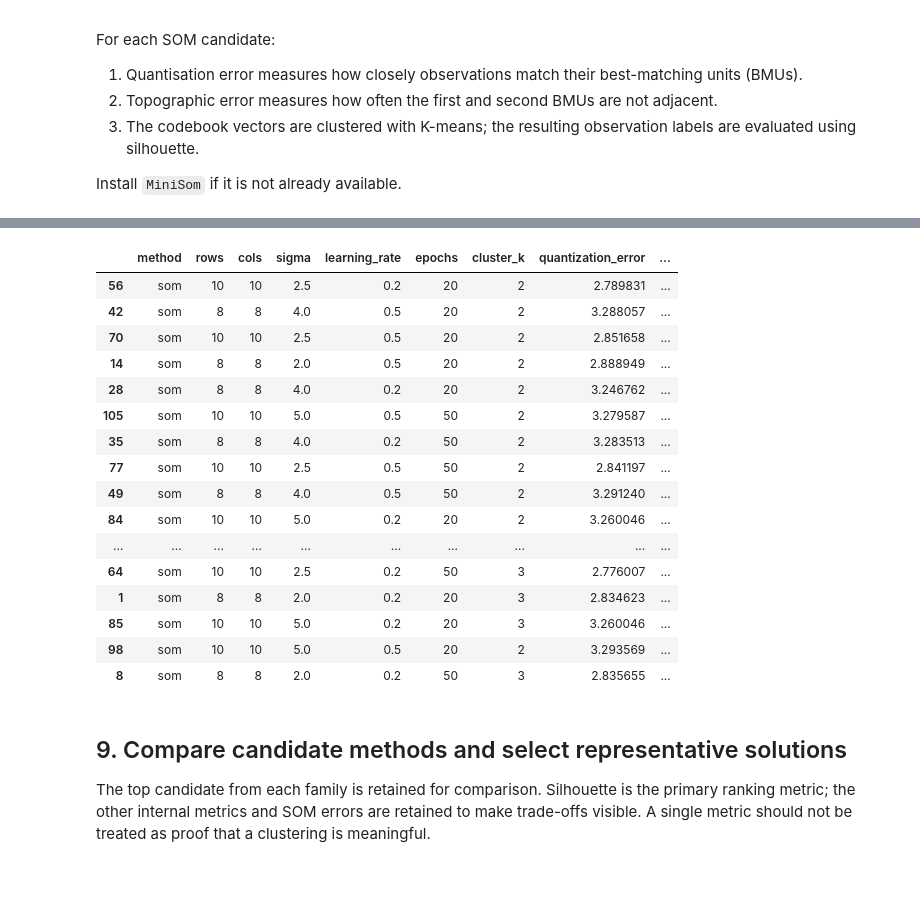
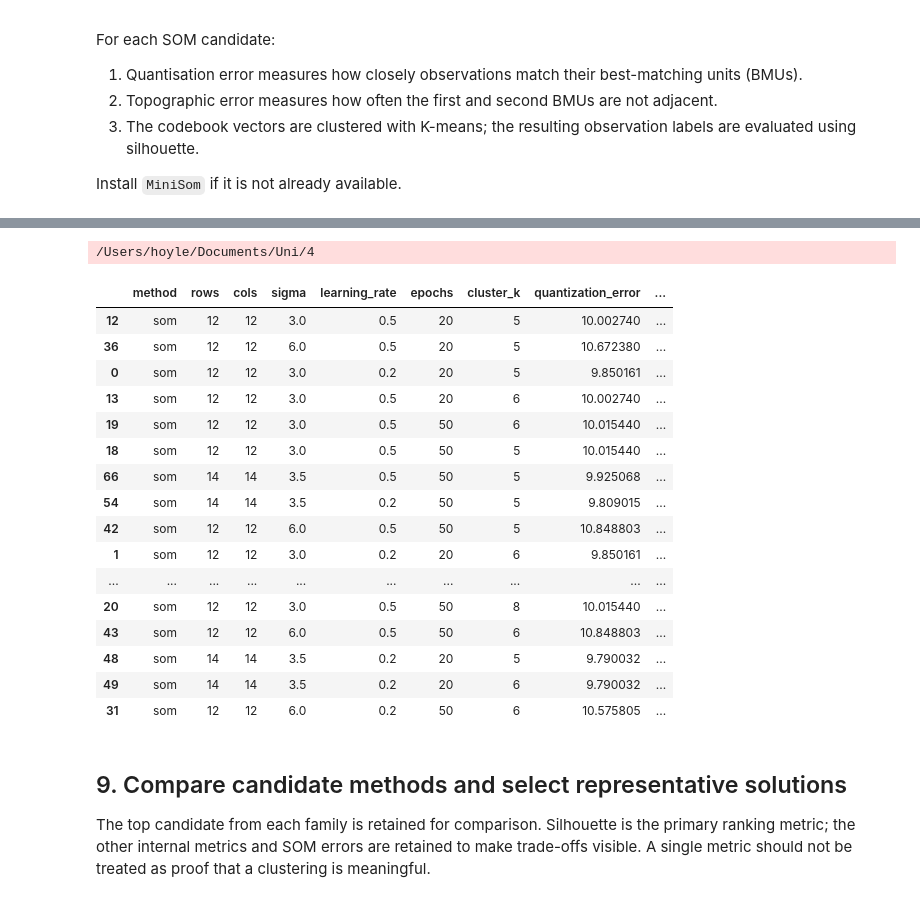
Before and after one commit to Trist4/MOR-assignment3, a Jupyter notebook: client_som_clustering_tuning.ipynb, the cells around one changed output, grey strips where cells are left out. Saved outputs shown, nothing was run; the diff lists cells and outputs as text; code cells hidden in the pictures.

```diff
--- a/client_som_clustering_tuning.ipynb
+++ b/client_som_clustering_tuning.ipynb
@@ -124,10 +101,9 @@ excluded = set(EXCLUDE_COLUMNS)
 if CUSTOMER_ID is not None:
     excluded.add(CUSTOMER_ID)
 
-feature_cols = [c for c in df.columns if c not in excluded]
-X_raw = df[feature_cols].copy()
-y = df[TARGET].copy()
-obs_ids = df[OBS_ID].copy()
+feature_cols = [c for c in Xi.columns if c not in excluded]
+X_raw = Xi.copy()
+obs_ids = Xi.copy().reset_index()[OBS_ID]
 
 # Convert booleans to numeric; remove columns with no usable variation.
 for c in X_raw.select_dtypes(include=["bool"]).columns:
@@ -375,10 +351,10 @@ else:
 X_agg = X[agg_idx]
 agg_rows = []
 agg_models = {}
-agg_k_max = min(15, max(2, int(np.sqrt(len(X_agg) / 2))))
+agg_k_max = min(15, max(5, int(np.sqrt(len(X_agg) / 2))))
 
 for linkage in ["ward", "average", "complete"]:
-    for k in range(2, agg_k_max + 1):
+    for k in range(5, agg_k_max + 1):
         try:
             model = AgglomerativeClustering(n_clusters=k, linkage=linkage)
             labels = model.fit_predict(X_agg)
@@ -451,7 +425,7 @@ som_map_shapes = [(side, side) for side in map_sides[:2]]
 som_sigmas = [max(0.8, side / 4) for side in map_sides]
 som_learning_rates = [0.2, 0.5]
 som_epochs = [20, 50]
-som_cluster_counts = sorted(set([2, 3, 4, 5, 6, 8, 10]))
+som_cluster_counts = sorted(set([5, 6, 8, 10, 12, 15]))
 som_cluster_counts = [k for k in som_cluster_counts if k < n]
 
 # Use a deterministic subset for SOM hyperparameter search if n is very large.
@@ -497,49 +471,50 @@ for rows, cols in som_map_shapes:
                     neuron_labels = km_codebook.fit_predict(occupied_vectors)
                     neuron_to_cluster = dict(zip(occupied, neuron_labels))
                     obs_labels = np.array([neuron_to_cluster[u] for u in bmu_flat])
                     scores = evaluate_labels(X_som_tune, obs_labels)
                     if scores is None:
                         continue
 
                     params = {
                         "rows": rows, "cols": cols, "sigma": sigma,
                         "learning_rate": learning_rate, "epochs": epochs,
                         "cluster_k": k, "quantization_error": qe,
                         "topographic_error": te,
                     }
                     som_rows.append(make_result_row("som", params, scores))
                     som_candidates[(rows, cols, sigma, learning_rate, epochs, k)] = {
                         "som": som, "km_codebook": km_codebook,
                         "occupied": occupied, "neuron_labels": neuron_labels,
                         "tuning_labels": obs_labels,
                     }
 
 som_results = pd.DataFrame(som_rows)
 if som_results.empty:
     print("No valid SOM candidate. Consider reducing MIN_CLUSTER_SIZE or expanding the candidate ranges.")
 else:
     display(som_results.sort_values(
         ["silhouette", "quantization_error", "topographic_error"],
         ascending=[False, True, True]
     ).head(20))
 # %% [output]
+/Users/hoyle/Documents/Uni/4
 |  | method | rows | cols | sigma | learning_rate | epochs | cluster_k | quantization_error | ... |
-| 56 | som | 10 | 10 | 2.5 | 0.2 | 20 | 2 | 2.789831 | ... |
-| 42 | som | 8 | 8 | 4.0 | 0.5 | 20 | 2 | 3.288057 | ... |
-| 70 | som | 10 | 10 | 2.5 | 0.5 | 20 | 2 | 2.851658 | ... |
-| 14 | som | 8 | 8 | 2.0 | 0.5 | 20 | 2 | 2.888949 | ... |
-| 28 | som | 8 | 8 | 4.0 | 0.2 | 20 | 2 | 3.246762 | ... |
-| 105 | som | 10 | 10 | 5.0 | 0.5 | 50 | 2 | 3.279587 | ... |
-| 35 | som | 8 | 8 | 4.0 | 0.2 | 50 | 2 | 3.283513 | ... |
-| 77 | som | 10 | 10 | 2.5 | 0.5 | 50 | 2 | 2.841197 | ... |
-| 49 | som | 8 | 8 | 4.0 | 0.5 | 50 | 2 | 3.291240 | ... |
-| 84 | som | 10 | 10 | 5.0 | 0.2 | 20 | 2 | 3.260046 | ... |
+| 12 | som | 12 | 12 | 3.0 | 0.5 | 20 | 5 | 10.002740 | ... |
+| 36 | som | 12 | 12 | 6.0 | 0.5 | 20 | 5 | 10.672380 | ... |
+| 0 | som | 12 | 12 | 3.0 | 0.2 | 20 | 5 | 9.850161 | ... |
+| 13 | som | 12 | 12 | 3.0 | 0.5 | 20 | 6 | 10.002740 | ... |
+| 19 | som | 12 | 12 | 3.0 | 0.5 | 50 | 6 | 10.015440 | ... |
+| 18 | som | 12 | 12 | 3.0 | 0.5 | 50 | 5 | 10.015440 | ... |
+| 66 | som | 14 | 14 | 3.5 | 0.5 | 50 | 5 | 9.925068 | ... |
+| 54 | som | 14 | 14 | 3.5 | 0.2 | 50 | 5 | 9.809015 | ... |
+| 42 | som | 12 | 12 | 6.0 | 0.5 | 50 | 5 | 10.848803 | ... |
+| 1 | som | 12 | 12 | 3.0 | 0.2 | 20 | 6 | 9.850161 | ... |
 | ... | ... | ... | ... | ... | ... | ... | ... | ... | ... |
-| 64 | som | 10 | 10 | 2.5 | 0.2 | 50 | 3 | 2.776007 | ... |
-| 1 | som | 8 | 8 | 2.0 | 0.2 | 20 | 3 | 2.834623 | ... |
-| 85 | som | 10 | 10 | 5.0 | 0.2 | 20 | 3 | 3.260046 | ... |
-| 98 | som | 10 | 10 | 5.0 | 0.5 | 20 | 2 | 3.293569 | ... |
-| 8 | som | 8 | 8 | 2.0 | 0.2 | 50 | 3 | 2.835655 | ... |
+| 20 | som | 12 | 12 | 3.0 | 0.5 | 50 | 8 | 10.015440 | ... |
+| 43 | som | 12 | 12 | 6.0 | 0.5 | 50 | 6 | 10.848803 | ... |
+| 48 | som | 14 | 14 | 3.5 | 0.2 | 20 | 5 | 9.790032 | ... |
+| 49 | som | 14 | 14 | 3.5 | 0.2 | 20 | 6 | 9.790032 | ... |
+| 31 | som | 12 | 12 | 6.0 | 0.2 | 50 | 6 | 10.575805 | ... |
 # %% [markdown]
 ## 9. Compare candidate methods and select representative solutions
 
```
Also changed, not shown: parts of 15 cells of this notebook, 33 other files.
